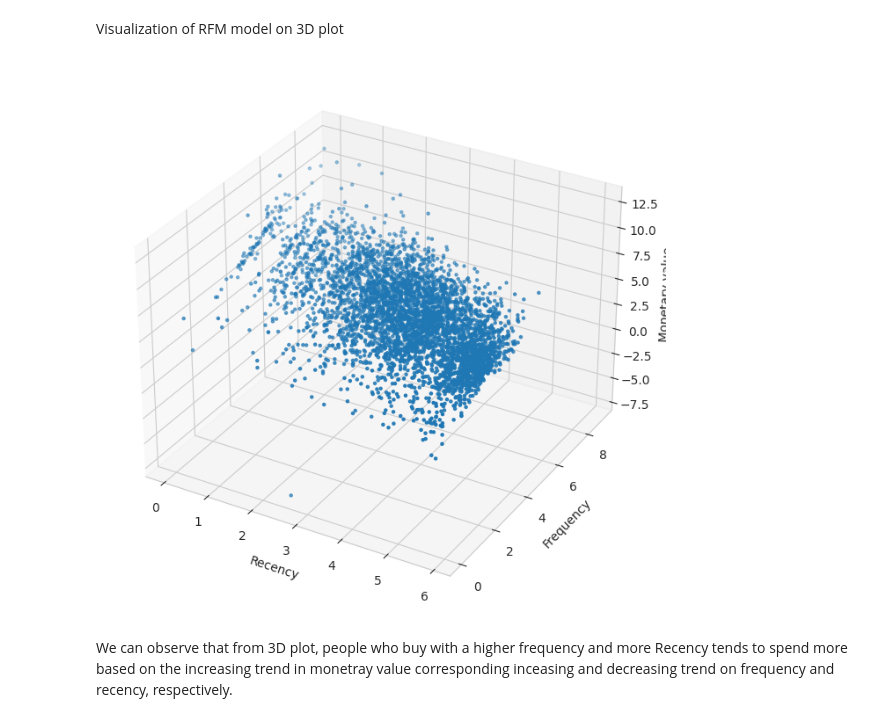
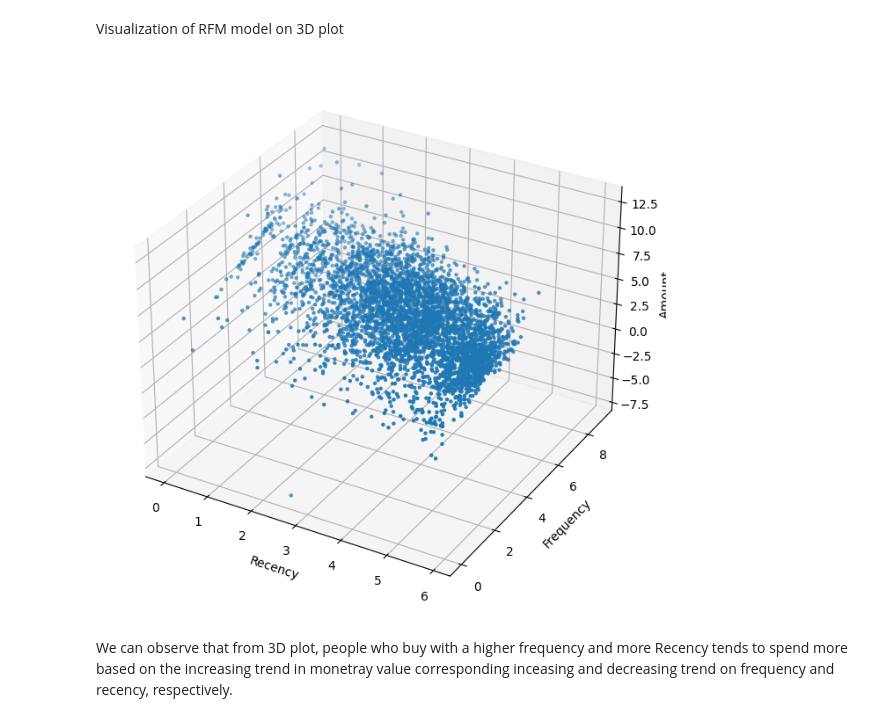
Before and after one commit to NusratJahanTania/CIND820_Online-Retail_project, a Jupyter notebook: Online_Retail.ipynb, the cells around one changed output. Cells and saved outputs as stored; diff of their text form; code cells hidden in the pictures.

```diff
--- a/Online_Retail.ipynb
+++ b/Online_Retail.ipynb
@@ -553,17 +552,17 @@ Visualization of RFM model on 3D plot
 # %%
 from mpl_toolkits.mplot3d import Axes3D
 fig=plt.figure(figsize=(10,8))
 ax=fig.add_subplot(111,projection='3d')
 xs=cust_hist_df.Recency_log
 ys=cust_hist_df.Frequency_log
 zs=cust_hist_df.Amount_log
 ax.scatter(xs,ys,zs,s=5)
 ax.set_xlabel('Recency')
 ax.set_ylabel('Frequency')
-ax.set_zlabel('Monetary value')
+ax.set_zlabel('Amount')
 plt.show()
 # %% [output]
-[figure, old version]
+[figure, new version]
 # %% [markdown]
 We can observe that from 3D plot, people who buy with a higher frequency and more Recency tends to spend more based on the increasing trend in monetray value corresponding inceasing and decreasing trend on frequency and recency, respectively.
 # %% [markdown]
```
Also changed, not shown: parts of 8 cells of this notebook.
